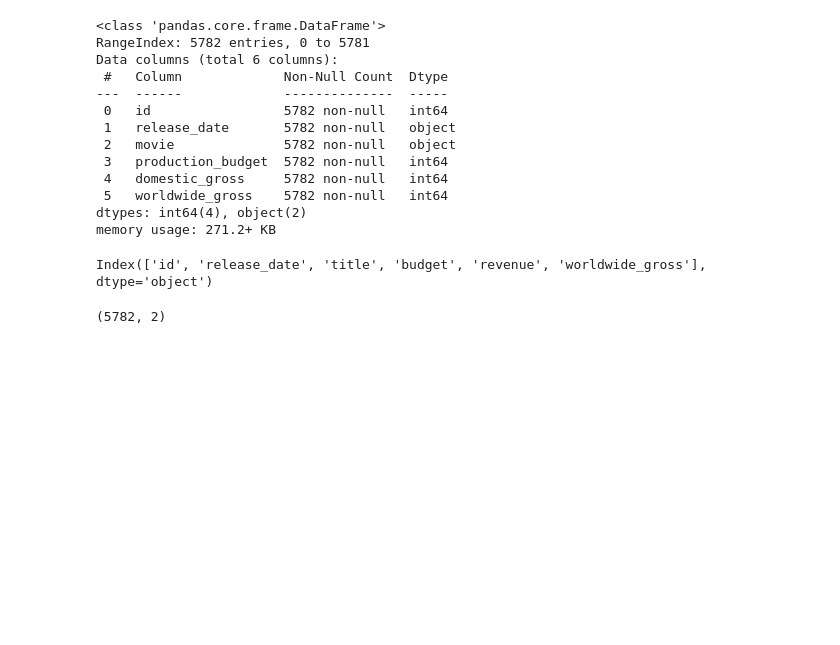
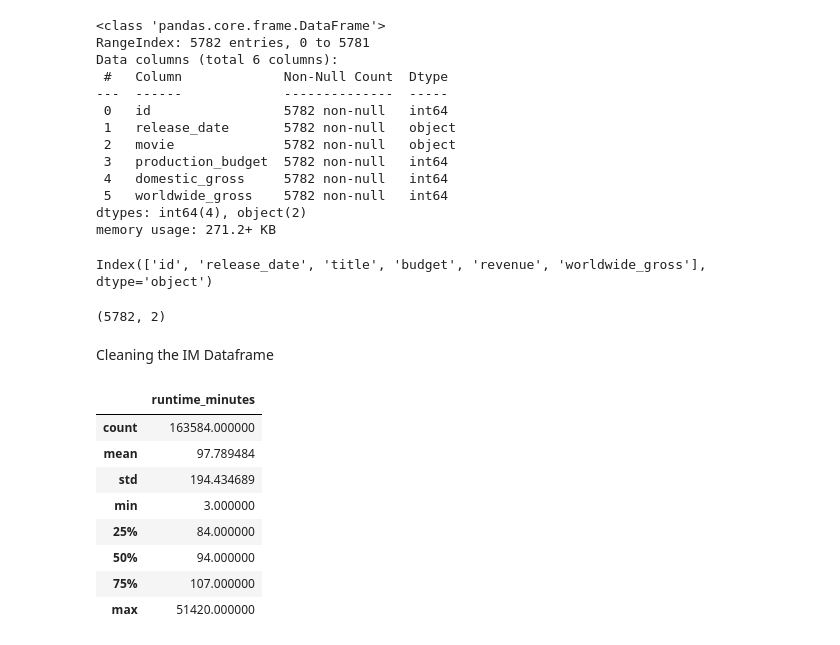
Before and after one commit to ggeorgekkariuki/Microsoft-Movie-Analysis, a Jupyter notebook: student.ipynb, the cells around one changed output. Cells and saved outputs as stored; diff of their text form; code cells hidden in the pictures; blank space fills up the shorter version.

```diff
--- a/student.ipynb
+++ b/student.ipynb
@@ -304,3 +302,17 @@ budgets_df.drop(axis=1, labels=['id', 'release_date', 'worldwide_gross', "revenu
 budgets_df.shape
 # %% [output]
 (5782, 2)
+# %% [markdown]
+Cleaning the IM Dataframe
+# %%
+im_df.describe()
+# %% [output]
+|  | runtime_minutes |
+| count | 163584.000000 |
+| mean | 97.789484 |
+| std | 194.434689 |
+| min | 3.000000 |
+| 25% | 84.000000 |
+| 50% | 94.000000 |
+| 75% | 107.000000 |
+| max | 51420.000000 |
```
Also changed, not shown: parts of 20 cells of this notebook.
